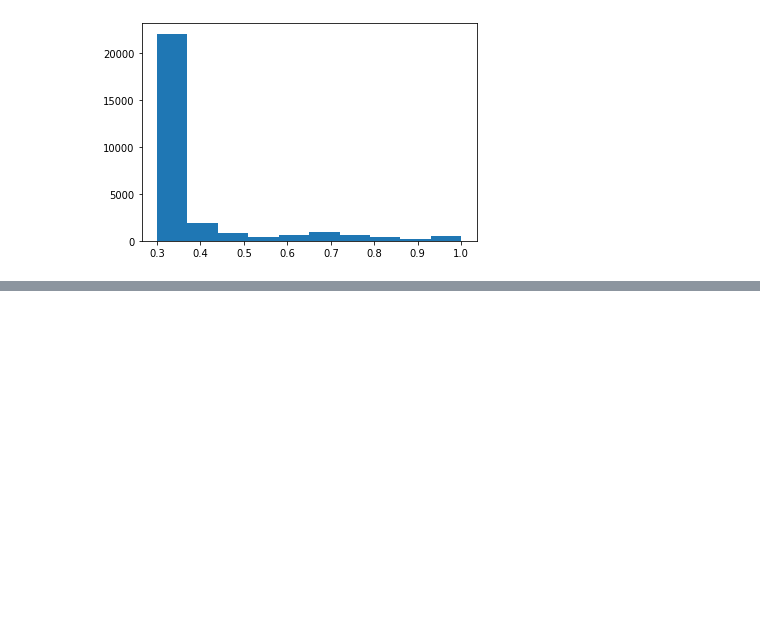
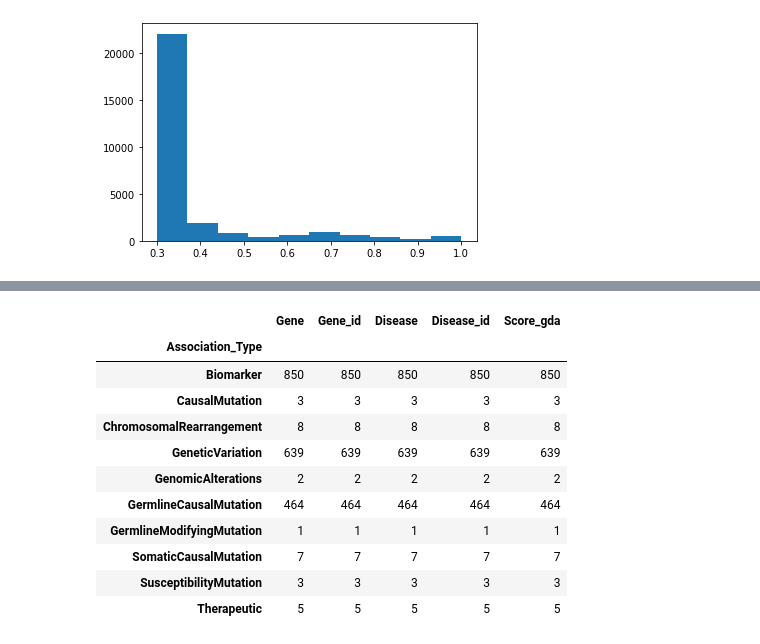
Before and after one commit to fifabsas/talleresfifabsas, a Jupyter notebook: python/Extras/Pandas_DataFrames/braindiseases.ipynb, the cells around one changed output, grey strips where cells are left out. Cells and saved outputs as stored; diff of their text form; code cells hidden in the pictures; blank space fills up the shorter version.

```diff
--- a/python/Extras/Pandas_DataFrames/braindiseases.ipynb
+++ b/python/Extras/Pandas_DataFrames/braindiseases.ipynb
@@ -54,0 +140,15 @@ dtype: int64
+# %%
+disgenet_cortado.groupby("Association_Type").count()
+# %% [output]
+|  | Gene | Gene_id | Disease | Disease_id | Score_gda |
+| Association_Type |  |  |  |  |  |
+| Biomarker | 850 | 850 | 850 | 850 | 850 |
+| CausalMutation | 3 | 3 | 3 | 3 | 3 |
+| ChromosomalRearrangement | 8 | 8 | 8 | 8 | 8 |
+| GeneticVariation | 639 | 639 | 639 | 639 | 639 |
+| GenomicAlterations | 2 | 2 | 2 | 2 | 2 |
+| GermlineCausalMutation | 464 | 464 | 464 | 464 | 464 |
+| GermlineModifyingMutation | 1 | 1 | 1 | 1 | 1 |
+| SomaticCausalMutation | 7 | 7 | 7 | 7 | 7 |
+| SusceptibilityMutation | 3 | 3 | 3 | 3 | 3 |
+| Therapeutic | 5 | 5 | 5 | 5 | 5 |
```
Also changed, not shown: parts of 18 cells of this notebook, 1 other file.
